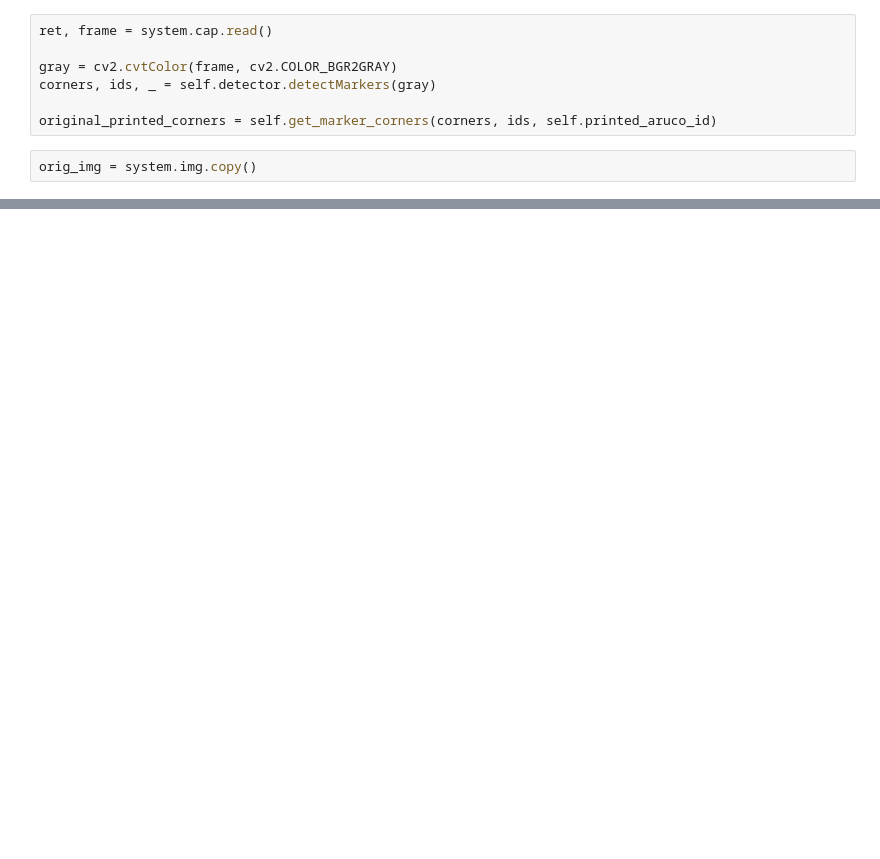
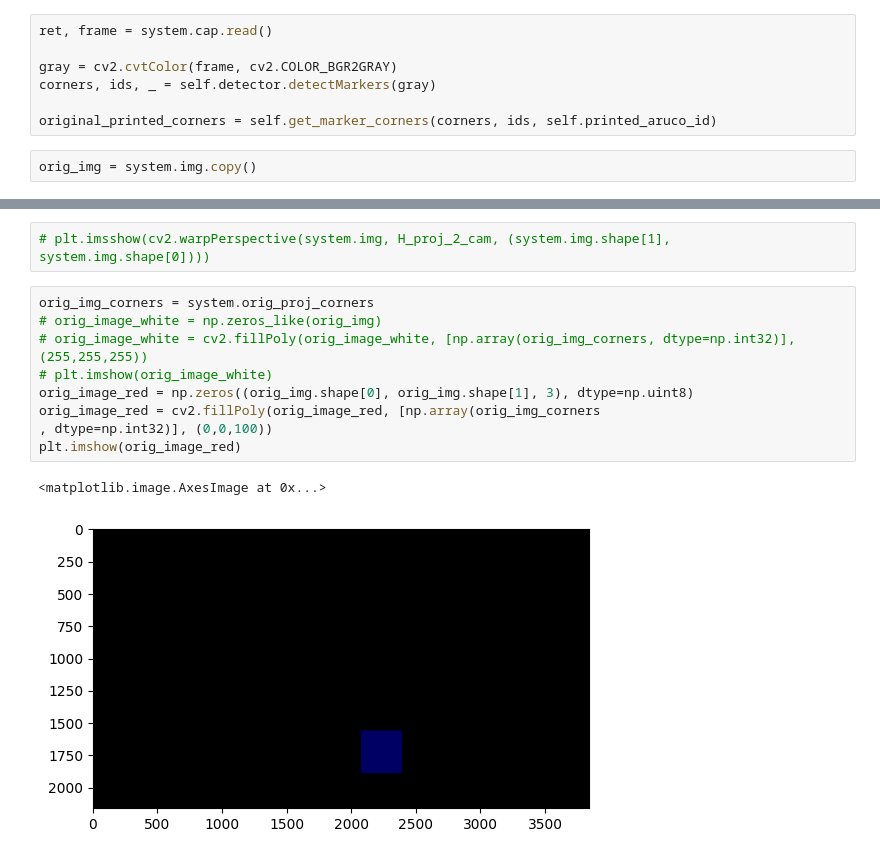
Before and after one commit to Dannynis/PhysicalAdverserialProj, a Jupyter notebook: rot_comp_attempt4.ipynb, the cells around one changed output, grey strips where cells are left out. Saved outputs shown, nothing was run; the diff lists cells and outputs as text; blank space fills up the shorter version.

```diff
--- a/rot_comp_attempt4.ipynb
+++ b/rot_comp_attempt4.ipynb
@@ -67 +107,15 @@ plt.imshow(orig_img)
+# %%
+# plt.imsshow(cv2.warpPerspective(system.img, H_proj_2_cam, (system.img.shape[1], system.img.shape[0])))
+# %%
+orig_img_corners = system.orig_proj_corners
+# orig_image_white = np.zeros_like(orig_img)
+# orig_image_white = cv2.fillPoly(orig_image_white, [np.array(orig_img_corners, dtype=np.int32)], (255,255,255))
+# plt.imshow(orig_image_white)
+orig_image_red = np.zeros((orig_img.shape[0], orig_img.shape[1], 3), dtype=np.uint8)
+orig_image_red = cv2.fillPoly(orig_image_red, [np.array(orig_img_corners
+, dtype=np.int32)], (0,0,100))
+plt.imshow(orig_image_red)
+# %% [output]
+<matplotlib.image.AxesImage at 0x...>
+[figure, added]
 # %%
```
Also changed, not shown: parts of 15 cells of this notebook.
